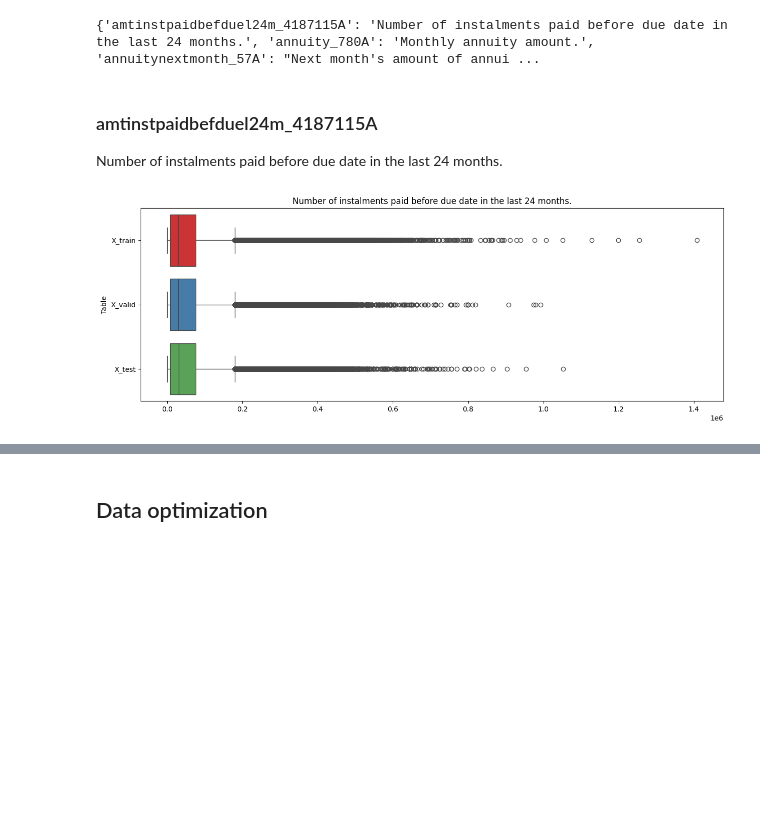
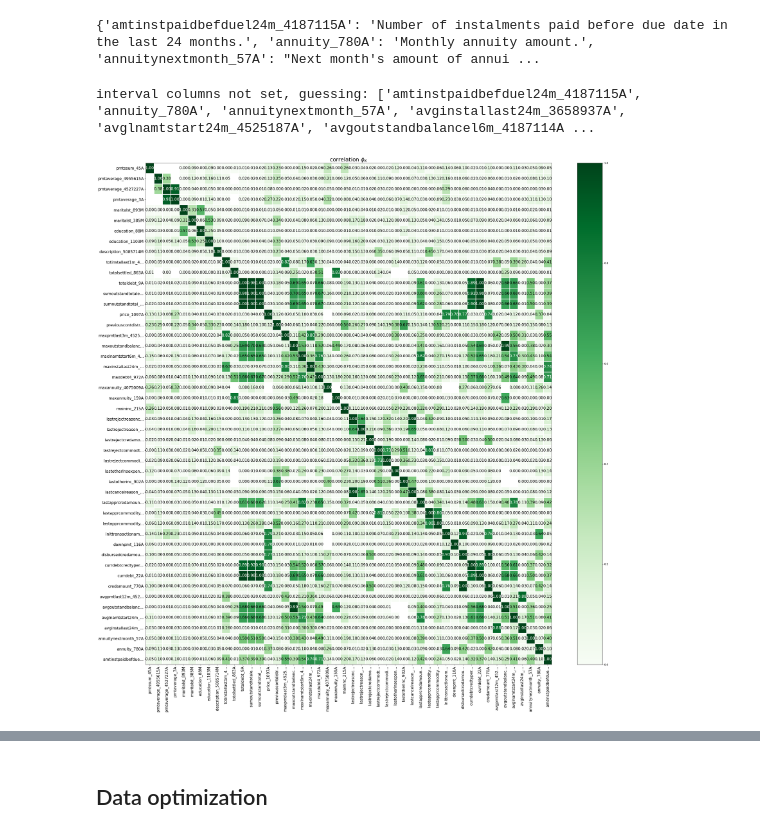
Before and after one commit to VSXV/Kaggle, a Jupyter notebook: 1. home credit 2024/home-credit-2024.ipynb, the cells around one changed output, grey strips where cells are left out. Drawn from its saved outputs; the diff is of its cells as text; code cells hidden in the pictures; blank space fills up the shorter version.

```diff
--- a/1. home credit 2024/home-credit-2024.ipynb
+++ b/1. home credit 2024/home-credit-2024.ipynb
@@ -320,7 +269,14 @@ def get_boxplot(column):
-# %% [markdown]
-### amtinstpaidbefduel24m_4187115A
-Number of instalments paid before due date in the last 24 months.
-# %%
-get_boxplot('amtinstpaidbefduel24m_4187115A')
-# %% [output]
-[figure, removed]
+# %%
+phik_overview = X_train.phik_matrix() # type: ignore
+
+plot_correlation_matrix(phik_overview.values,
+                        x_labels=phik_overview.columns,
+                        y_labels=phik_overview.index,
+                        vmin=0, vmax=1, color_map="Greens",
+                        title=r"correlation $\phi_K$",
+                        fontsize_factor=1.5,
+                        figsize=(30, 30))
+plt.tight_layout()
+# %% [output]
+interval columns not set, guessing: ['amtinstpaidbefduel24m_4187115A', 'annuity_780A', 'annuitynextmonth_57A', 'avginstallast24m_3658937A', 'avglnamtstart24m_4525187A', 'avgoutstandbalancel6m_4187114A ...
+[figure, added]
```
Also changed, not shown: parts of 15 cells of this notebook, 1 other file.
